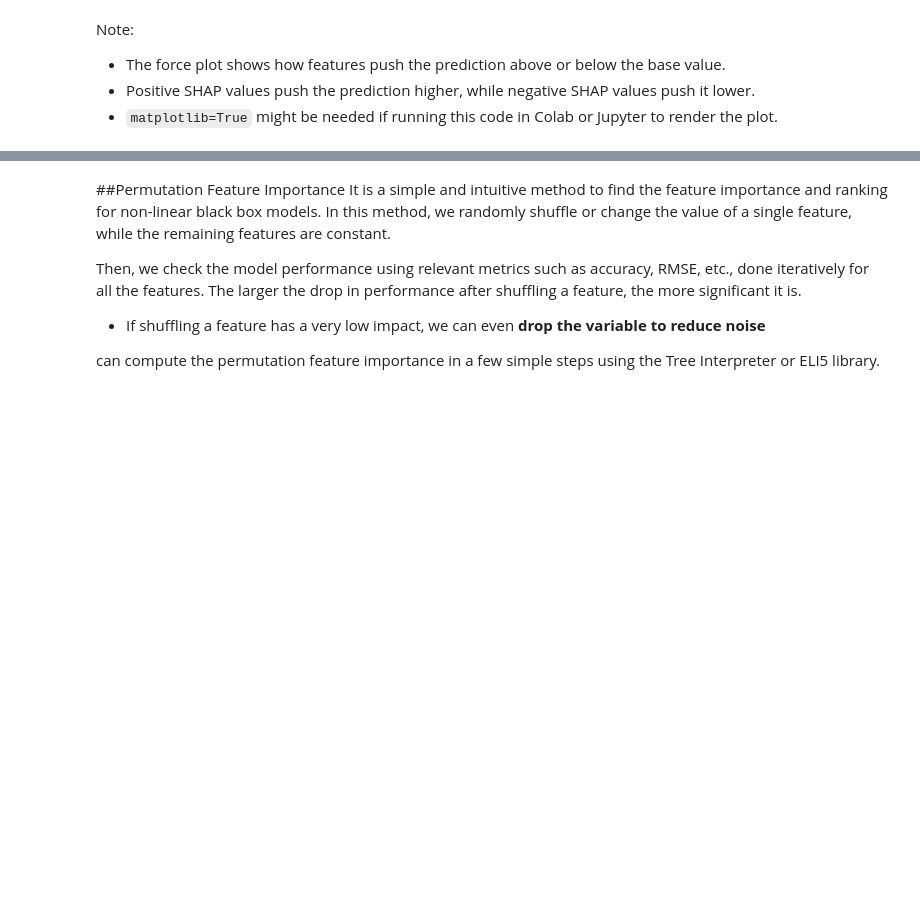
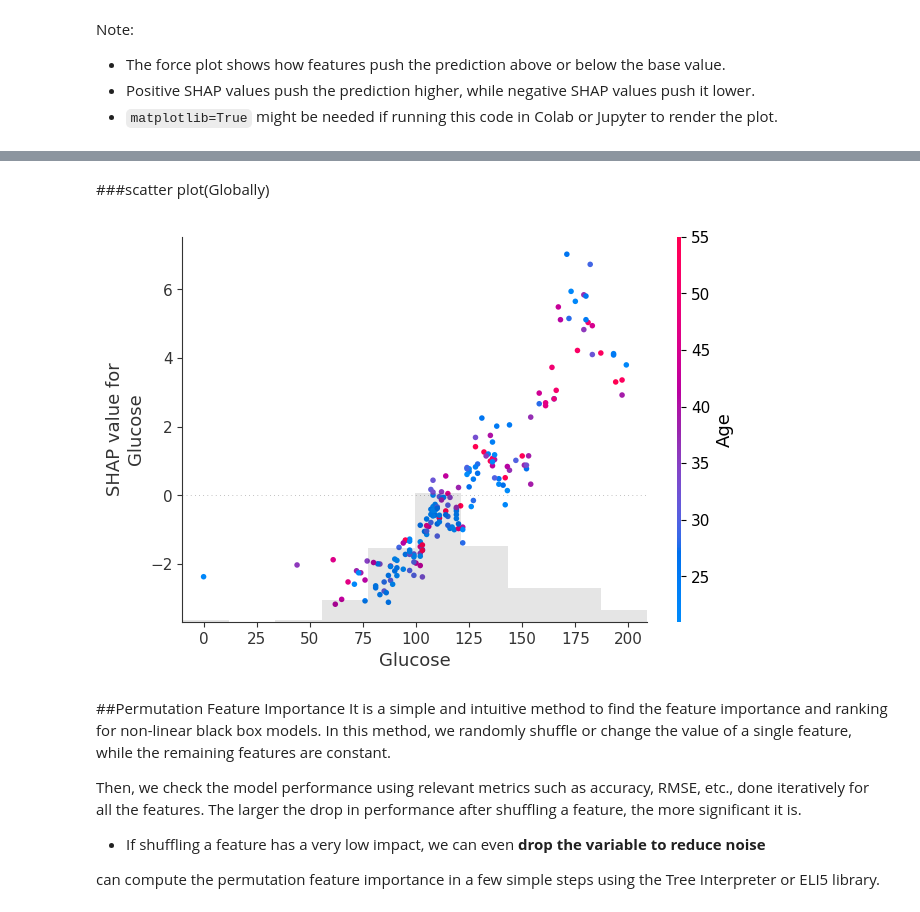
Before and after one commit to Piyumi22/XAI, a Jupyter notebook: SHAP_example_model.ipynb, the cells around one changed output, grey strips where cells are left out. Drawn from its saved outputs; the diff is of its cells as text; code cells hidden in the pictures; blank space fills up the shorter version.

```diff
--- a/SHAP_example_model.ipynb
+++ b/SHAP_example_model.ipynb
@@ -514,3 +416,9 @@ plt.show()
+# %% [markdown]
+###scatter plot(Globally)
+# %%
+shap.plots.scatter(shap_values_xgb[:,"Glucose"], color=shap_values_xgb)
+# %% [output]
+[figure, added]
 # %% [markdown]
 ##Permutation Feature Importance
 It is a simple and intuitive method to find the feature importance and ranking for non-linear black box models. In this method, we randomly shuffle or change the value of a single feature, while the remaining features are constant.
```
Also changed, not shown: parts of 24 cells of this notebook.
